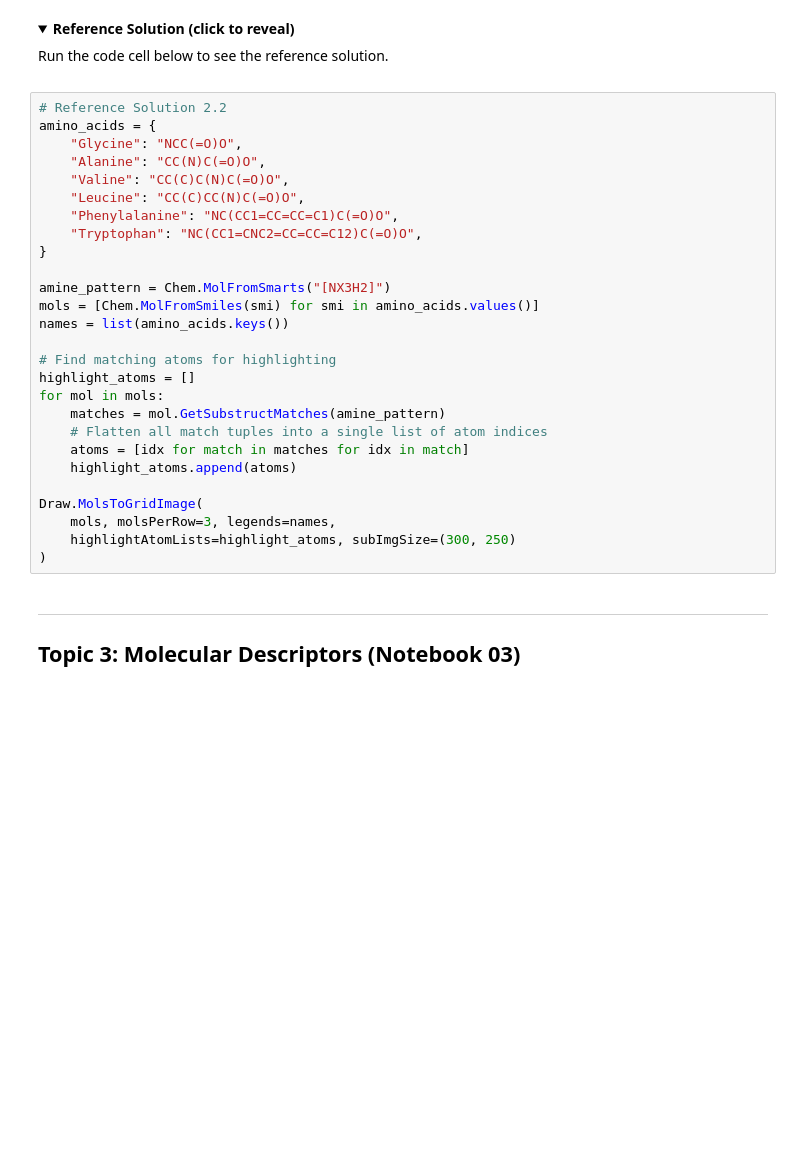
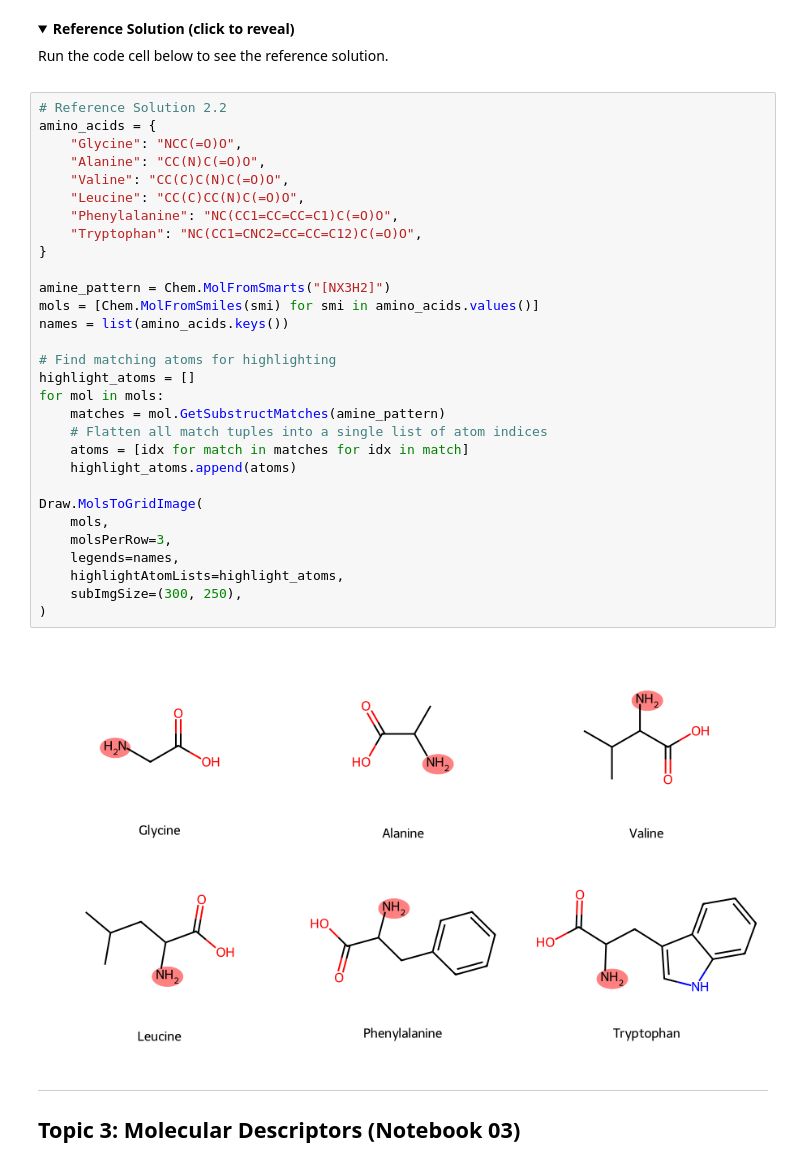
Before and after one commit to OmTarawneh/chem-rdkit-tutorial, a Jupyter notebook: notebooks/11-exercises.ipynb, the cells around one changed output. Drawn from its saved outputs; the diff is of its cells as text; folded sections open; blank space fills up the shorter version.

```diff
--- a/notebooks/11-exercises.ipynb
+++ b/notebooks/11-exercises.ipynb
@@ -216,30 +403,35 @@ Run the code cell below to see the reference solution.
 # %%
 # Reference Solution 2.2
 amino_acids = {
     "Glycine": "NCC(=O)O",
     "Alanine": "CC(N)C(=O)O",
     "Valine": "CC(C)C(N)C(=O)O",
     "Leucine": "CC(C)CC(N)C(=O)O",
     "Phenylalanine": "NC(CC1=CC=CC=C1)C(=O)O",
     "Tryptophan": "NC(CC1=CNC2=CC=CC=C12)C(=O)O",
 }
 
 amine_pattern = Chem.MolFromSmarts("[NX3H2]")
 mols = [Chem.MolFromSmiles(smi) for smi in amino_acids.values()]
 names = list(amino_acids.keys())
 
 # Find matching atoms for highlighting
 highlight_atoms = []
 for mol in mols:
     matches = mol.GetSubstructMatches(amine_pattern)
     # Flatten all match tuples into a single list of atom indices
     atoms = [idx for match in matches for idx in match]
     highlight_atoms.append(atoms)
 
 Draw.MolsToGridImage(
-    mols, molsPerRow=3, legends=names,
-    highlightAtomLists=highlight_atoms, subImgSize=(300, 250)
+    mols,
+    molsPerRow=3,
+    legends=names,
+    highlightAtomLists=highlight_atoms,
+    subImgSize=(300, 250),
 )
+# %% [output]
+[figure, added]
 # %% [markdown]
 ---
 
```
Also changed, not shown: parts of 37 cells of this notebook.
